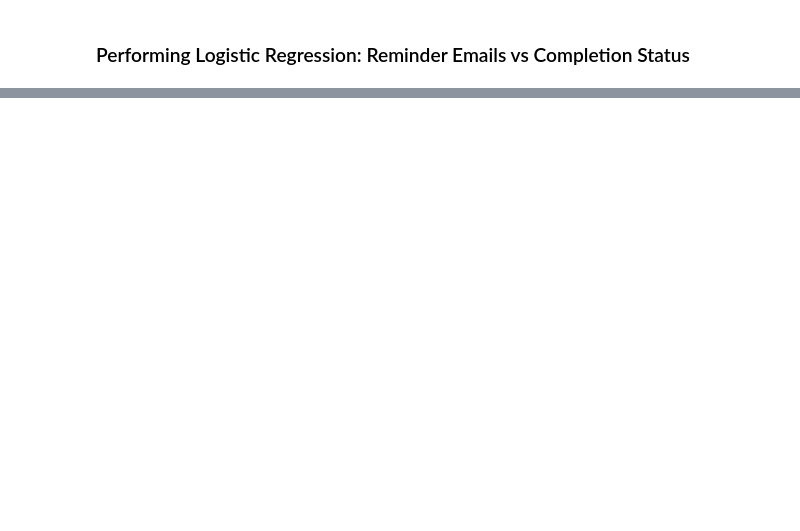
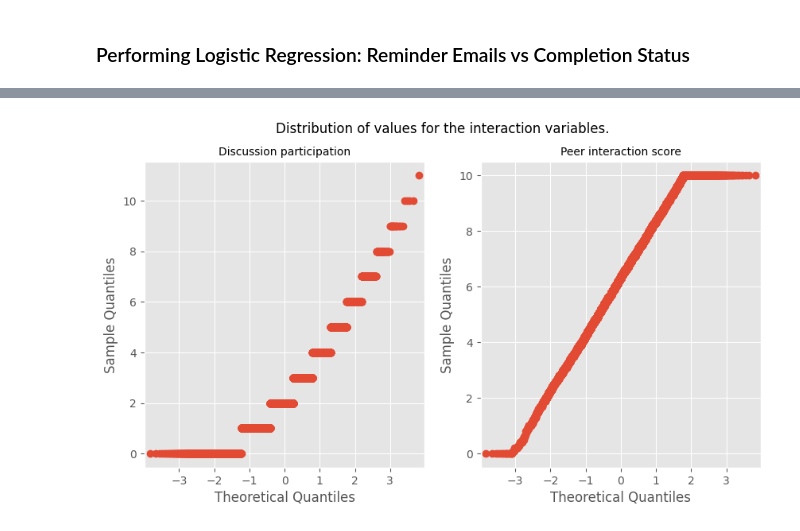
Before and after one commit to boredanalyst/Predicting-Course-Completion-Using-Student-Engagement, a Jupyter notebook: student-engagement-vs-course-completion.ipynb, the cells around one changed output, grey strips where cells are left out. Drawn from its saved outputs; the diff is of its cells as text; code cells hidden in the pictures; blank space fills up the shorter version.

```diff
--- a/student-engagement-vs-course-completion.ipynb
+++ b/student-engagement-vs-course-completion.ipynb
@@ -488,0 +497,18 @@ reminder_emails_clicked     0.0330      0.010      3.268      0.001       0.013
+# %%
+### Plotting hte qq plots for the interaction variables
+
+fig, axes = plt.subplots(1, 2, figsize=(10,5))
+
+## plotting the axes
+
+sm.qqplot(df["discussion_participation"], ax=axes[0])
+axes[0].set_title("Discussion participation", size=10)
+
+sm.qqplot(df["peer_interaction_score"], ax=axes[1])
+axes[1].set_title("Peer interaction score", size=10)
+
+
+plt.suptitle("Distribution of values for the interaction variables.")
+plt.show()
+# %% [output]
+[figure, added]
```
Also changed, not shown: parts of 10 cells of this notebook.
